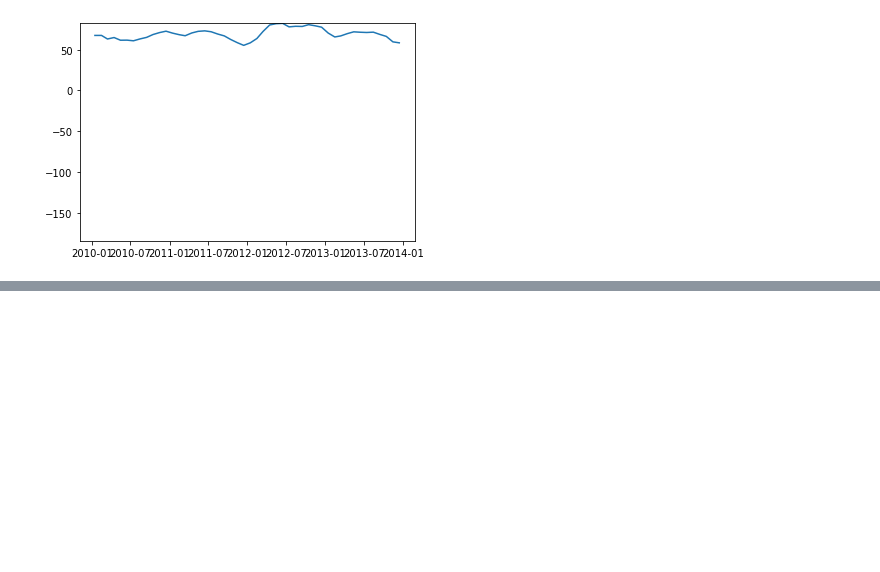
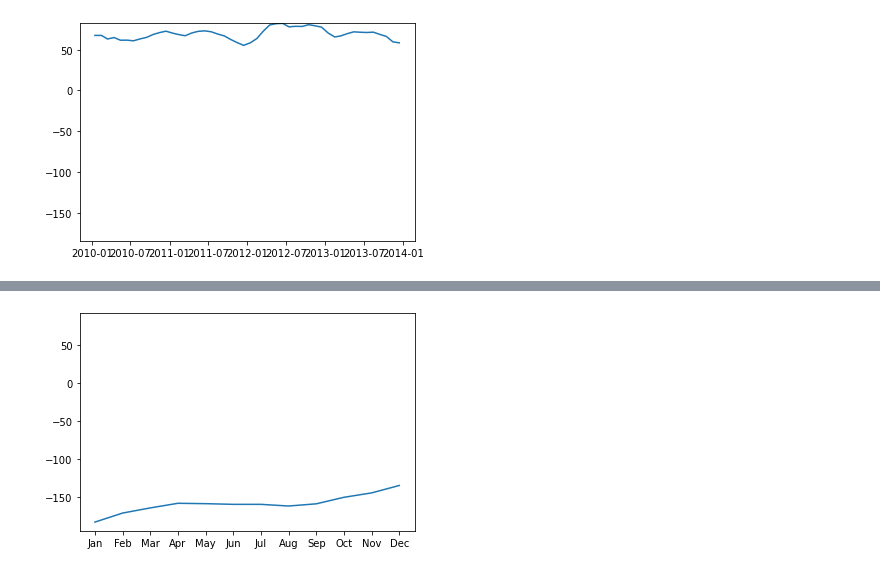
Before and after one commit to kaaiik/Proyecto-final, a Jupyter notebook: notebook/sea_level.ipynb, the cells around one changed output, grey strips where cells are left out. Cells and saved outputs as stored; diff of their text form; code cells hidden in the pictures; blank space fills up the shorter version.

Commit message:
visualizaciones de sea

```diff
--- a/notebook/sea_level.ipynb
+++ b/notebook/sea_level.ipynb
@@ -7,6 +7,9 @@ sys.path.append("../")
 from src.func_aux import *
 # %% [output]
 Importing plotly failed. Interactive plots will not work.
+# %%
+%matplotlib inline
+plt.rcParams['animation.embed_limit'] = 2**128
 # %% [markdown]
 # Exploración de datos
 # %%
@@ -277,0 +174,6 @@ comparador(nines_00.GMSL, nines_00_pred.yhat, sea.GMSL)
+# %%
+sea.Time = sea.Time.astype(str)
+
+sea['Year'] = sea.Time.apply(lambda x: x.split('-')[0]).astype(int)
+sea['Month'] = sea.Time.apply(lambda x:x.split('-')[1]).astype(int)
+sea.head()
@@ -277,0 +188,7 @@ comparador(nines_00.GMSL, nines_00_pred.yhat, sea.GMSL)
+# %%
+months = ['Jan', 'Feb', 'Mar', 'Apr', 'May', 'Jun', 'Jul', 'Aug', 'Sep', 'Oct', 'Nov', 'Dec']
+# %%
+plt.ylim(min(sea.GMSL)-10, max(sea.GMSL)+10)
+plt.plot(months, sea.GMSL[sea.Year==1880]);
+# %% [output]
+[figure, added]
```
Also changed, not shown: parts of 91 cells of this notebook, 1 other file.
